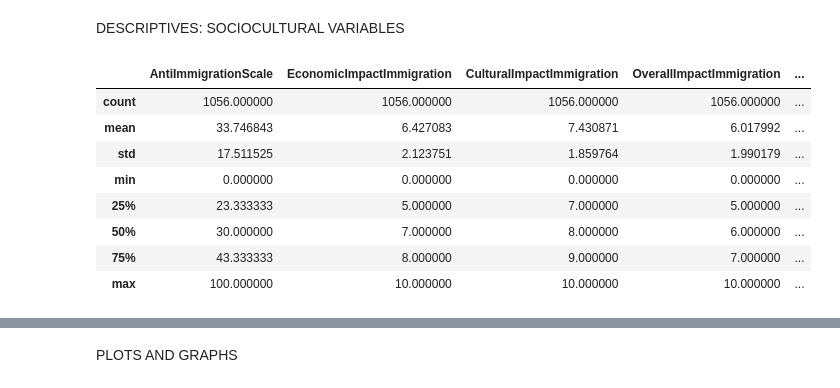
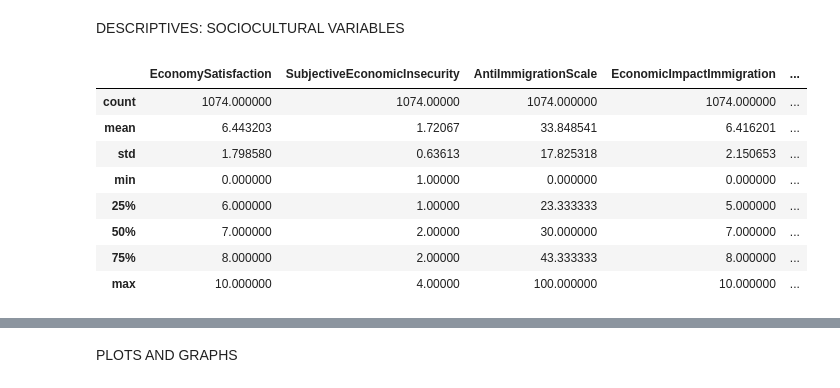
Before and after one commit to nachonachonacho/Portfolio_2023, a Jupyter notebook: IVR_UH_THESIS_2023/notebooks/IVR_UHThesis_2023.ipynb, the cells around one changed output, grey strips where cells are left out. Drawn from its saved outputs; the diff is of its cells as text; code cells hidden in the pictures.

```diff
--- a/IVR_UH_THESIS_2023/notebooks/IVR_UHThesis_2023.ipynb
+++ b/IVR_UH_THESIS_2023/notebooks/IVR_UHThesis_2023.ipynb
@@ -128,3 +108,22 @@ FI_df['Gender_M'] = np.where(FI_df['gndr'] == 1, 1, 0)
+# %%
+
+
+# EducationYears
+FI_df['EducationYears'] = np.where(FI_df['eduyrs'].isin(range(77, 100)), np.nan, FI_df['eduyrs'])
+# Age
+FI_df['Age'] = np.where(FI_df['agea'] == 999, np.nan, FI_df['agea'])
+
+
+# Create a dictionary mapping the original codes to gender labels
+gender_map = {1: 'Male', 2: 'Female', 9: 'No answer'}
+
+# Use the map() method to apply the dictionary mapping to the 'F2_1' column
+FI_df['Gender'] = FI_df['gndr'].map(gender_map)
+
+
+FI_df['LeftRightScale'] = np.where(FI_df['lrscale'].between(77, 99), np.nan, FI_df['lrscale'])
+
+FI_df['National_attachment'] = np.where(FI_df['atchctr'].between(77, 99), np.nan, FI_df['atchctr'])
 # %% [markdown]
 Economic Insecurity Variables
 # %%
@@ -139,9 +138,6 @@ FI_df['WelfareDependent'] = np.where(FI_df['hincsrca'].isin(range(1, 4)), 0,
 # Income Insecurity
 FI_df['SubjectiveEconomicInsecurity'] = np.where(FI_df['hincfel'].isin(range(7, 10)), np.nan, FI_df['hincfel'])
 
-# Income Level
-
-FI_df['IncomeLevel'] = np.where(FI_df['hinctnta'].isin(range(77, 100)), np.nan, FI_df['hinctnta'])
 
 # Economy Satisfaction
 FI_df['EconomySatisfaction'] = np.where(FI_df['stfeco'].isin(range(77, 100)), np.nan, FI_df['stfeco'])
@@ -186,6 +182,8 @@ FI_df['TrustPoliticalParties'] = np.where(FI_df['trstprt'].isin(range(0, 11)), F
 
 FI_df['Trust In National Institutions'] = FI_df[['TrustPoliticians', 'SatisfactionWithGovernment', 'SatisfactionWithDemocracy', 'TrustParliament', 'TrustPoliticalParties']].sum(axis=1, skipna=True) / 50 * 100
 
+# Trust in Scientists
+FI_df['TrustInScientists'] = np.where(FI_df['trstsci'].isin(range(0, 11)), FI_df['trstprl'], np.nan)
 # AUTHORITARIAN VALUES (0-100)
 FI_df['impsafe_model'] = np.where(FI_df['impsafe'].isin(range(0, 7)), FI_df['impsafe'], np.nan)
 FI_df['ipfrule_model'] = np.where(FI_df['ipfrule'].isin(range(0, 7)), FI_df['ipfrule'], np.nan)
@@ -195,14 +193,10 @@ FI_df['imptrad_model'] = np.where(FI_df['imptrad'].isin(range(0, 7)), FI_df['imp
 
 FI_df['Authoritarian Values'] = FI_df[['impsafe_model', 'ipfrule_model', 'ipbhprp_model', 'ipstrgv_model', 'imptrad_model']].sum(axis=1, skipna=True) / 30 * 100
 
-FI_df['LeftRightScale'] = np.where(FI_df['lrscale'].between(77, 99), np.nan, FI_df['lrscale'])
-
-FI_df['National_attachment'] = np.where(FI_df['atchctr'].between(77, 99), np.nan, FI_df['atchctr'])
 
 
 
-
-FI_df[['TrustPoliticians', 'SatisfactionWithGovernment', 'SatisfactionWithDemocracy', 'TrustParliament', 'TrustPoliticalParties', 'TrustEuropeanParliament','TrustUN']].describe()
+FI_df[['TrustPoliticians', 'SatisfactionWithGovernment', 'SatisfactionWithDemocracy', 'TrustParliament', 'TrustPoliticalParties', 'TrustEuropeanParliament','TrustUN', 'TrustInScientists']].describe()
 # %% [output]
 |  | TrustPoliticians | SatisfactionWithGovernment | SatisfactionWithDemocracy | TrustParliament | TrustPoliticalParties | ... |
 | count | 1571.000000 | 1567.000000 | 1560.000000 | 1574.000000 | 1569.000000 | ... |
@@ -239,13 +227,13 @@ Name: VotedPS, dtype: int64
 Data Cleaning
 # %%
 # Sociocultural variables
-Sociocultural_df = FI_df[['AntiImmigrationScale','EconomicImpactImmigration', 'CulturalImpactImmigration', 'OverallImpactImmigration', 'Trust in International Institutions', 'Trust In National Institutions', 'Authoritarian Values', 'LeftRightScale', 'National_attachment']]
+Sociocultural_df = FI_df[['AntiImmigrationScale','EconomicImpactImmigration', 'CulturalImpactImmigration', 'OverallImpactImmigration', 'Trust in International Institutions', 'Trust In National Institutions', 'Authoritarian Values', 'TrustInScientists']]
 
 # Economic variables
-Economic_df = FI_df[['WelfareDependent', 'SubjectiveEconomicInsecurity', 'IncomeLevel', 'EconomySatisfaction', 'Unemployment3Months']]
+Economic_df = FI_df[['WelfareDependent', 'SubjectiveEconomicInsecurity', 'EconomySatisfaction', 'Unemployment3Months']]
 
 # Demographic variables
-Demographics_df = FI_df[['EducationLevel', 'Age', 'Gender_M', 'EducationYears']]
+Demographics_df = FI_df[['Age', 'Gender', 'EducationYears', 'LeftRightScale', 'National_attachment']]
 
 
 # Target variable
@@ -258,6 +246,6 @@ model_df = pd.concat([Demographics_df, Economic_df, Sociocultural_df, FI_df['Vot
 # Drop rows with missing values
 model_df.dropna(inplace=True)
 # Print sample size before and after cleaning
-print("Sample size before cleaning:", len(model_df))
+print("Sample size before cleaning:", len(FI_df))
 print("Sample size after cleaning:", len(model_df))
 # %% [output]
@@ -333,14 +338,14 @@ Name: Unemployment3Months, dtype: int64
 # %% [markdown]
 DESCRIPTIVES: SOCIOCULTURAL VARIABLES
 # %%
-model_df[['AntiImmigrationScale', 'EconomicImpactImmigration', 'CulturalImpactImmigration', 'OverallImpactImmigration', 'Trust in International Institutions', 'Trust In National Institutions', 'Authoritarian Values', 'LeftRightScale', 'National_attachment']].describe()
+model_df[['EconomySatisfaction', 'SubjectiveEconomicInsecurity', 'AntiImmigrationScale', 'EconomicImpactImmigration', 'CulturalImpactImmigration', 'OverallImpactImmigration', 'Trust in International Institutions', 'Trust In National Institutions', 'Authoritarian Values', 'LeftRightScale', 'National_attachment']].describe()
 # %% [output]
-|  | AntiImmigrationScale | EconomicImpactImmigration | CulturalImpactImmigration | OverallImpactImmigration | ... |
-| count | 1056.000000 | 1056.000000 | 1056.000000 | 1056.000000 | ... |
-| mean | 33.746843 | 6.427083 | 7.430871 | 6.017992 | ... |
-| std | 17.511525 | 2.123751 | 1.859764 | 1.990179 | ... |
-| min | 0.000000 | 0.000000 | 0.000000 | 0.000000 | ... |
-| 25% | 23.333333 | 5.000000 | 7.000000 | 5.000000 | ... |
-| 50% | 30.000000 | 7.000000 | 8.000000 | 6.000000 | ... |
-| 75% | 43.333333 | 8.000000 | 9.000000 | 7.000000 | ... |
-| max | 100.000000 | 10.000000 | 10.000000 | 10.000000 | ... |
+|  | EconomySatisfaction | SubjectiveEconomicInsecurity | AntiImmigrationScale | EconomicImpactImmigration | ... |
+| count | 1074.000000 | 1074.00000 | 1074.000000 | 1074.000000 | ... |
+| mean | 6.443203 | 1.72067 | 33.848541 | 6.416201 | ... |
+| std | 1.798580 | 0.63613 | 17.825318 | 2.150653 | ... |
+| min | 0.000000 | 1.00000 | 0.000000 | 0.000000 | ... |
+| 25% | 6.000000 | 1.00000 | 23.333333 | 5.000000 | ... |
+| 50% | 7.000000 | 2.00000 | 30.000000 | 7.000000 | ... |
+| 75% | 8.000000 | 2.00000 | 43.333333 | 8.000000 | ... |
+| max | 10.000000 | 4.00000 | 100.000000 | 10.000000 | ... |
```
Also changed, not shown: parts of 26 cells of this notebook.
